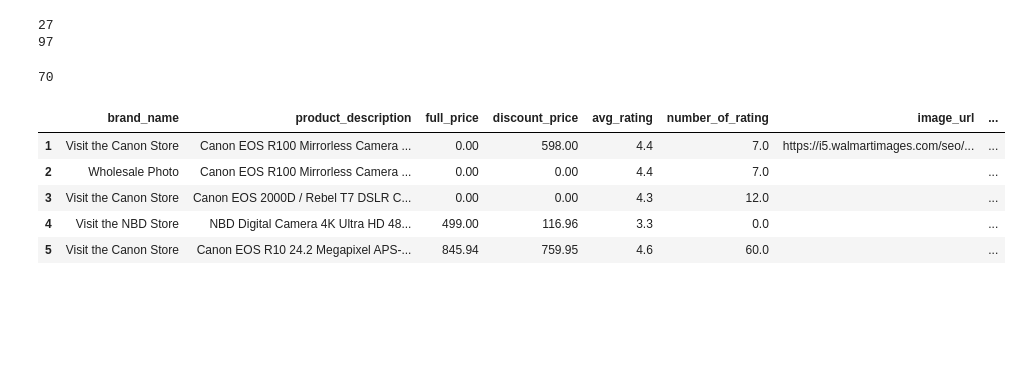
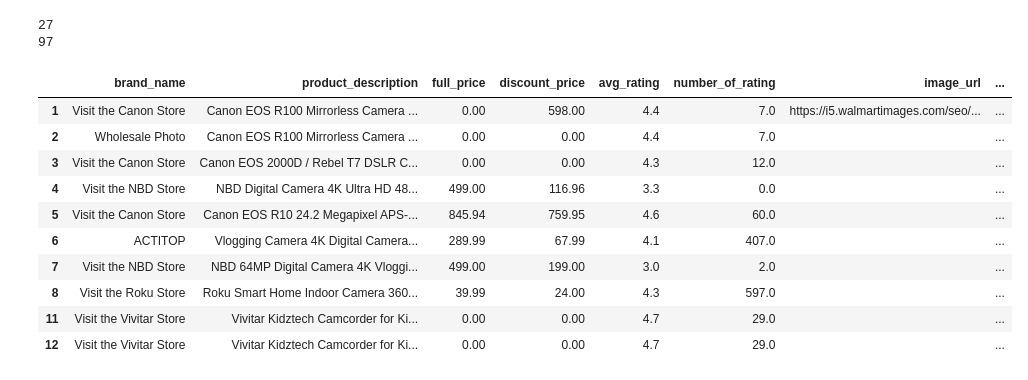
Before and after one commit to KizMan-23/scraping, a Jupyter notebook: walmart/data_cleaning.ipynb, the cells around one changed output. Saved outputs shown, nothing was run; the diff lists cells and outputs as text; code cells hidden in the pictures; blank space fills up the shorter version.

```diff
--- a/walmart/data_cleaning.ipynb
+++ b/walmart/data_cleaning.ipynb
@@ -174,16 +177,17 @@ print(len(camera_data))
 97
 # %%
 camera_data = camera_data.drop_duplicates(keep="last")
-# %%
-len(vom)
-# %% [output]
-70
-# %%
-vom.head()
-# %% [output]
-|  | brand_name | product_description | full_price | discount_price | avg_rating | number_of_rating | image_url | ... |
-| 1 | Visit the Canon Store | Canon EOS R100 Mirrorless Camera ... | 0.00 | 598.00 | 4.4 | 7.0 | https://i5.walmartimages.com/seo/... | ... |
-| 2 | Wholesale Photo | Canon EOS R100 Mirrorless Camera ... | 0.00 | 0.00 | 4.4 | 7.0 |  | ... |
-| 3 | Visit the Canon Store | Canon EOS 2000D / Rebel T7 DSLR C... | 0.00 | 0.00 | 4.3 | 12.0 |  | ... |
-| 4 | Visit the NBD Store | NBD Digital Camera 4K Ultra HD 48... | 499.00 | 116.96 | 3.3 | 0.0 |  | ... |
-| 5 | Visit the Canon Store | Canon EOS R10 24.2 Megapixel APS-... | 845.94 | 759.95 | 4.6 | 60.0 |  | ... |
+# %%
+camera_data.head(10)
+# %% [output]
+|  | brand_name | product_description | full_price | discount_price | avg_rating | number_of_rating | image_url | ... |
+| 1 | Visit the Canon Store | Canon EOS R100 Mirrorless Camera ... | 0.00 | 598.00 | 4.4 | 7.0 | https://i5.walmartimages.com/seo/... | ... |
+| 2 | Wholesale Photo | Canon EOS R100 Mirrorless Camera ... | 0.00 | 0.00 | 4.4 | 7.0 |  | ... |
+| 3 | Visit the Canon Store | Canon EOS 2000D / Rebel T7 DSLR C... | 0.00 | 0.00 | 4.3 | 12.0 |  | ... |
+| 4 | Visit the NBD Store | NBD Digital Camera 4K Ultra HD 48... | 499.00 | 116.96 | 3.3 | 0.0 |  | ... |
+| 5 | Visit the Canon Store | Canon EOS R10 24.2 Megapixel APS-... | 845.94 | 759.95 | 4.6 | 60.0 |  | ... |
+| 6 | ACTITOP | Vlogging Camera 4K Digital Camera... | 289.99 | 67.99 | 4.1 | 407.0 |  | ... |
+| 7 | Visit the NBD Store | NBD 64MP Digital Camera 4K Vloggi... | 499.00 | 199.00 | 3.0 | 2.0 |  | ... |
+| 8 | Visit the Roku Store | Roku Smart Home Indoor Camera 360... | 39.99 | 24.00 | 4.3 | 597.0 |  | ... |
+| 11 | Visit the Vivitar Store | Vivitar Kidztech Camcorder for Ki... | 0.00 | 0.00 | 4.7 | 29.0 |  | ... |
+| 12 | Visit the Vivitar Store | Vivitar Kidztech Camcorder for Ki... | 0.00 | 0.00 | 4.7 | 29.0 |  | ... |
```
Also changed, not shown: parts of 5 cells of this notebook, 16 other files.
